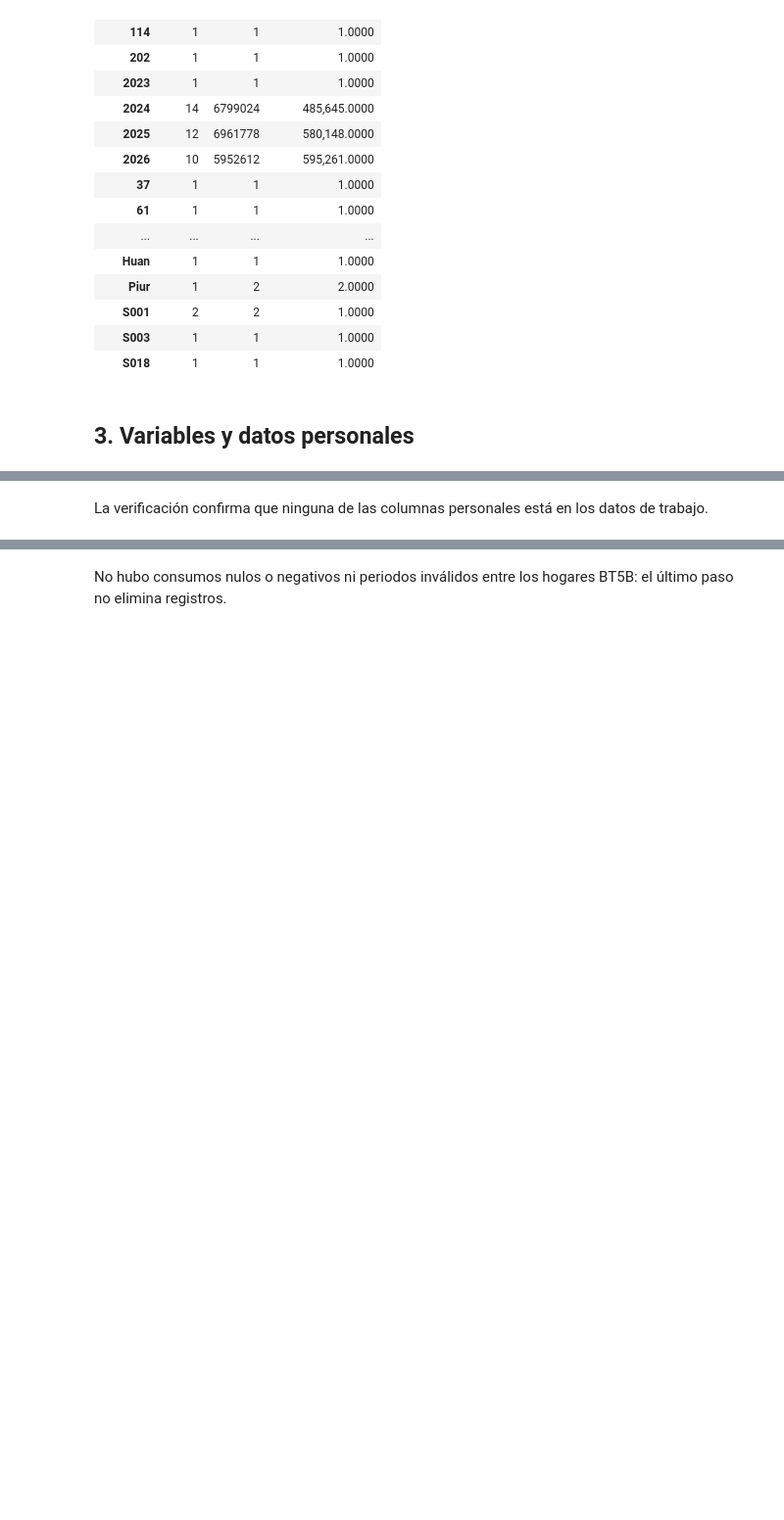
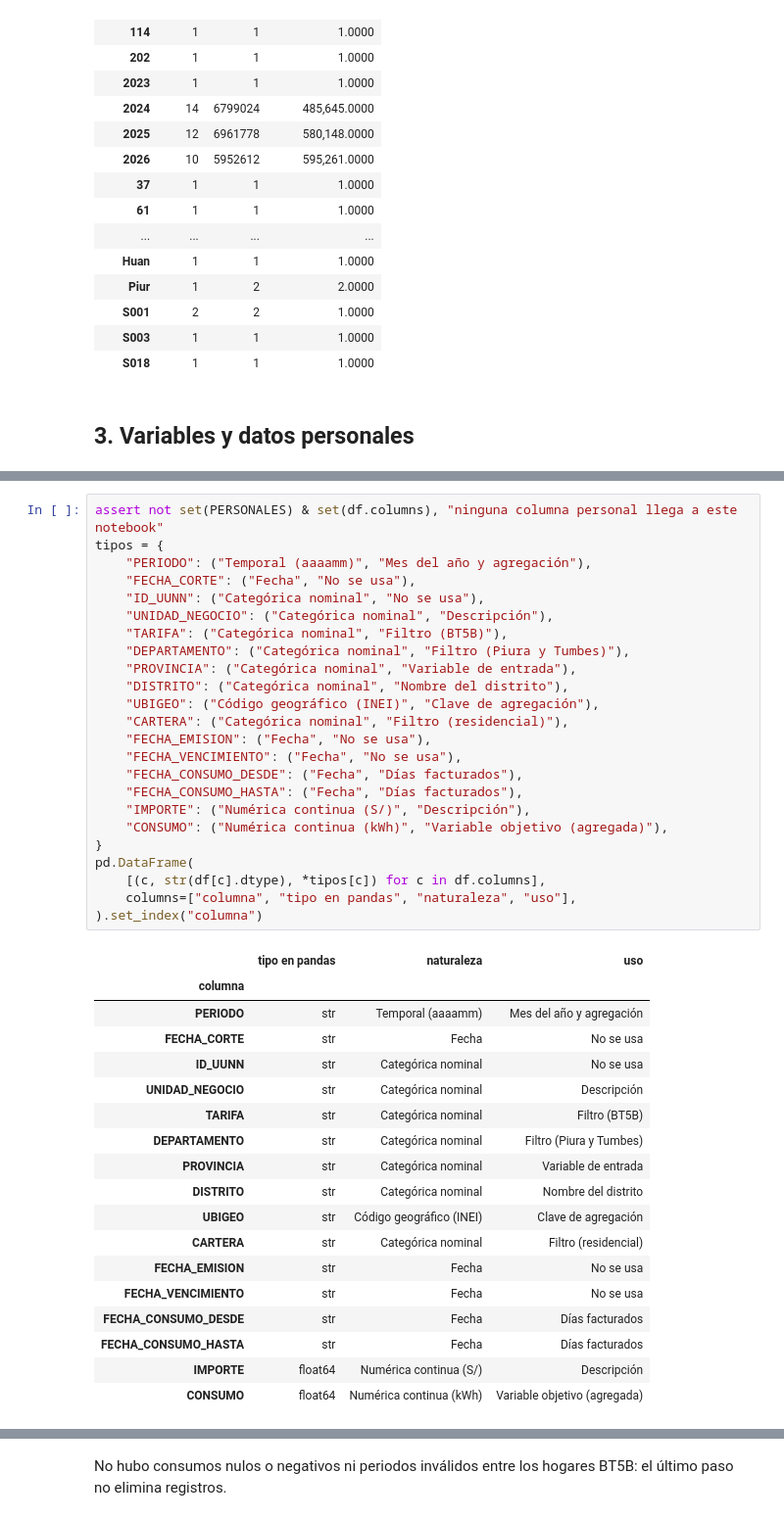
Before and after one commit to engiegarcia/machine-learning-backend, a Jupyter notebook: notebooks/01_datos_y_preprocesamiento.ipynb, the cells around one changed output, grey strips where cells are left out. Shown at 98% size. Cells and saved outputs as stored; diff of their text form; blank space fills up the shorter version.

```diff
--- a/notebooks/01_datos_y_preprocesamiento.ipynb
+++ b/notebooks/01_datos_y_preprocesamiento.ipynb
@@ -107,2 +114,43 @@ Columnas conservadas: 16
-# %% [markdown]
-La verificación confirma que ninguna de las columnas personales está en los datos de trabajo.
+# %%
+assert not set(PERSONALES) & set(df.columns), "ninguna columna personal llega a este notebook"
+tipos = {
+    "PERIODO": ("Temporal (aaaamm)", "Mes del año y agregación"),
+    "FECHA_CORTE": ("Fecha", "No se usa"),
+    "ID_UUNN": ("Categórica nominal", "No se usa"),
+    "UNIDAD_NEGOCIO": ("Categórica nominal", "Descripción"),
+    "TARIFA": ("Categórica nominal", "Filtro (BT5B)"),
+    "DEPARTAMENTO": ("Categórica nominal", "Filtro (Piura y Tumbes)"),
+    "PROVINCIA": ("Categórica nominal", "Variable de entrada"),
+    "DISTRITO": ("Categórica nominal", "Nombre del distrito"),
+    "UBIGEO": ("Código geográfico (INEI)", "Clave de agregación"),
+    "CARTERA": ("Categórica nominal", "Filtro (residencial)"),
+    "FECHA_EMISION": ("Fecha", "No se usa"),
+    "FECHA_VENCIMIENTO": ("Fecha", "No se usa"),
+    "FECHA_CONSUMO_DESDE": ("Fecha", "Días facturados"),
+    "FECHA_CONSUMO_HASTA": ("Fecha", "Días facturados"),
+    "IMPORTE": ("Numérica continua (S/)", "Descripción"),
+    "CONSUMO": ("Numérica continua (kWh)", "Variable objetivo (agregada)"),
+}
+pd.DataFrame(
+    [(c, str(df[c].dtype), *tipos[c]) for c in df.columns],
+    columns=["columna", "tipo en pandas", "naturaleza", "uso"],
+).set_index("columna")
+# %% [output]
+|  | tipo en pandas | naturaleza | uso |
+| columna |  |  |  |
+| PERIODO | str | Temporal (aaaamm) | Mes del año y agregación |
+| FECHA_CORTE | str | Fecha | No se usa |
+| ID_UUNN | str | Categórica nominal | No se usa |
+| UNIDAD_NEGOCIO | str | Categórica nominal | Descripción |
+| TARIFA | str | Categórica nominal | Filtro (BT5B) |
+| DEPARTAMENTO | str | Categórica nominal | Filtro (Piura y Tumbes) |
+| PROVINCIA | str | Categórica nominal | Variable de entrada |
+| DISTRITO | str | Categórica nominal | Nombre del distrito |
+| UBIGEO | str | Código geográfico (INEI) | Clave de agregación |
+| CARTERA | str | Categórica nominal | Filtro (residencial) |
+| FECHA_EMISION | str | Fecha | No se usa |
+| FECHA_VENCIMIENTO | str | Fecha | No se usa |
+| FECHA_CONSUMO_DESDE | str | Fecha | Días facturados |
+| FECHA_CONSUMO_HASTA | str | Fecha | Días facturados |
+| IMPORTE | float64 | Numérica continua (S/) | Descripción |
+| CONSUMO | float64 | Numérica continua (kWh) | Variable objetivo (agregada) |
```
Also changed, not shown: parts of 36 cells of this notebook.
